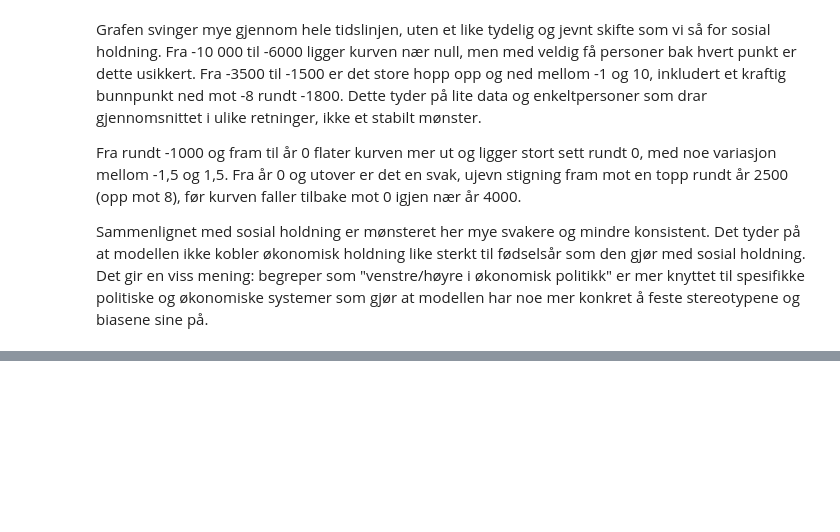
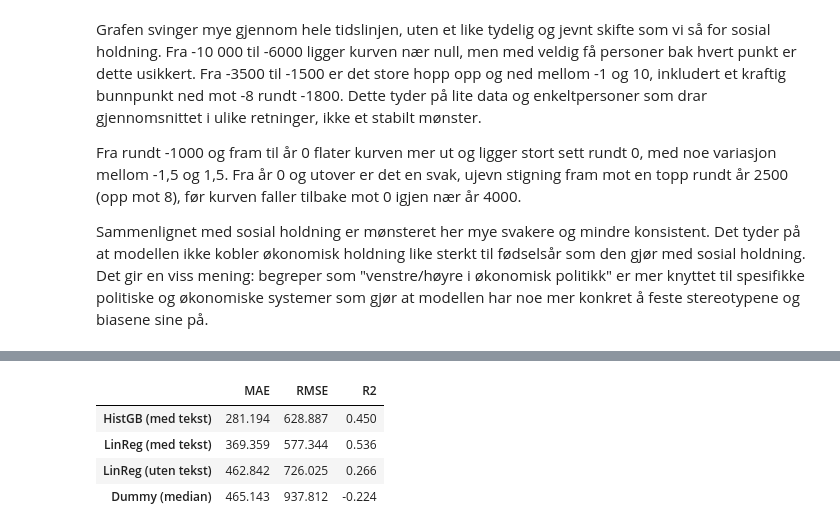
Before and after one commit to Petteroli/INF161-prosjekt, a Jupyter notebook: Prosjekt_inf161.ipynb, the cells around one changed output, grey strips where cells are left out. Cells and saved outputs as stored; diff of their text form; code cells hidden in the pictures; blank space fills up the shorter version.

```diff
--- a/Prosjekt_inf161.ipynb
+++ b/Prosjekt_inf161.ipynb
@@ -489,0 +657,13 @@ Sammenlignet med sosial holdning er mønsteret her mye svakere og mindre konsist
+# %%
+def mål_reg(y_sann, pred):
+    return {'MAE': mean_absolute_error(y_sann, pred),
+            'RMSE': mean_squared_error(y_sann, pred) ** 0.5,
+            'R2': r2_score(y_sann, pred)}
+
+def mål_cls(y_sann, pred):
+    return {'macro_F1': f1_score(y_sann, pred, average='macro'),
+            'bal_acc': balanced_accuracy_score(y_sann, pred),
+            'accuracy': accuracy_score(y_sann, pred)}
+
+res_reg = {}
+res_cls = {}
@@ -489,0 +689,8 @@ Sammenlignet med sosial holdning er mønsteret her mye svakere og mindre konsist
+# %%
+linreg_uten = LinearRegression().fit(X_uten_tekst_train, y_train_reg)
+res_reg['LinReg (uten tekst)'] = mål_reg(y_val_reg, linreg_uten.predict(X_uten_tekst_val))
+
+linreg_med = LinearRegression().fit(X_svd_train, y_train_reg)
+res_reg['LinReg (med tekst)'] = mål_reg(y_val_reg, linreg_med.predict(X_svd_val))
+
+pd.DataFrame(res_reg).T.round(3).sort_values('MAE')
@@ -489,0 +707,13 @@ Sammenlignet med sosial holdning er mønsteret her mye svakere og mindre konsist
+# %%
+hgb_reg = HistGradientBoostingRegressor(loss='absolute_error', learning_rate=0.05, max_iter=300,
+                                        early_stopping=True, random_state=seed)
+hgb_reg.fit(X_svd_train, y_train_reg)
+res_reg['HistGB (med tekst)'] = mål_reg(y_val_reg, hgb_reg.predict(X_svd_val))
+
+pd.DataFrame(res_reg).T.round(3).sort_values('MAE')
+# %% [output]
+|  | MAE | RMSE | R2 |
+| HistGB (med tekst) | 281.194 | 628.887 | 0.450 |
+| LinReg (med tekst) | 369.359 | 577.344 | 0.536 |
+| LinReg (uten tekst) | 462.842 | 726.025 | 0.266 |
+| Dummy (median) | 465.143 | 937.812 | -0.224 |
```
Also changed, not shown: parts of 58 cells of this notebook.
